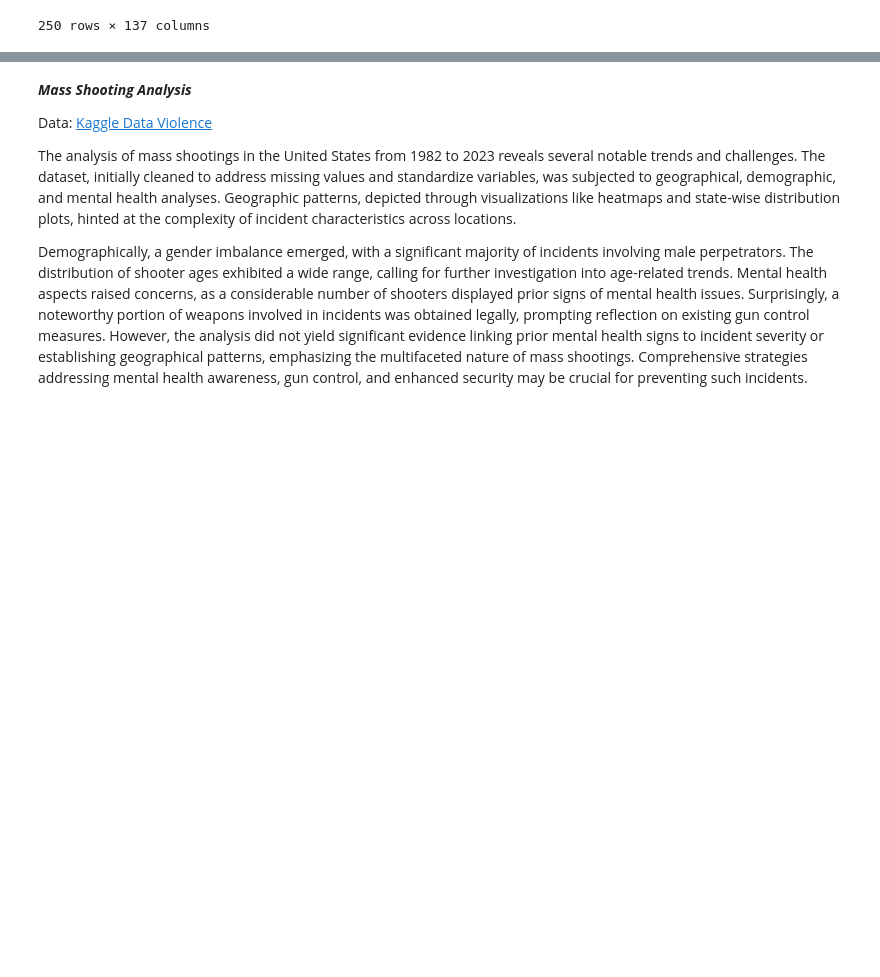
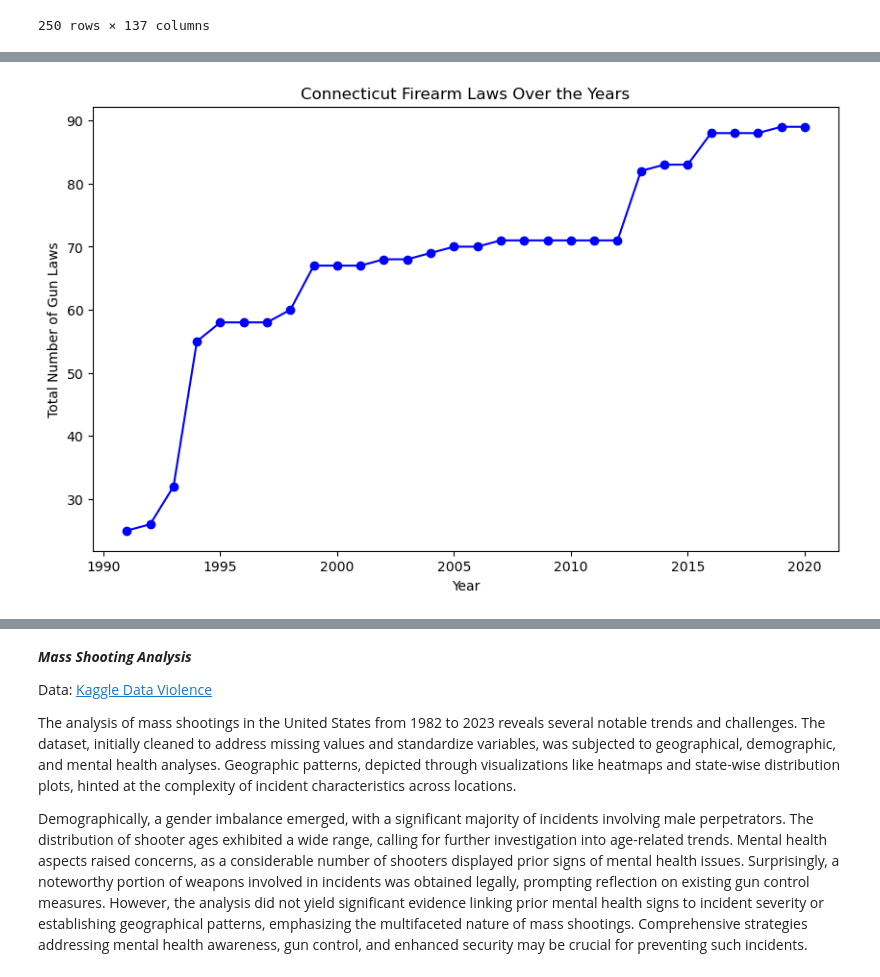
Before and after one commit to alexandracyran/Fall-2023-Gun-Violence, a Jupyter notebook: Final_Gun_Violence_Notebook.ipynb, the cells around one changed output, grey strips where cells are left out. Cells and saved outputs as stored; diff of their text form; code cells hidden in the pictures; blank space fills up the shorter version.

```diff
--- a/Final_Gun_Violence_Notebook.ipynb
+++ b/Final_Gun_Violence_Notebook.ipynb
@@ -100,0 +143,16 @@ lawtotal_analysis_2000 = lawtotal_analysis[lawtotal_analysis['year'] == 2000]
+# %%
+CT_data = Firearm_Laws[Firearm_Laws['state'] == 'Connecticut']
+
+#plotting the line chart
+plt.figure(figsize=(10, 6))
+plt.plot(CT_data['year'], CT_data['lawtotal'], marker='o', linestyle='-', color='b')
+
+#labels and title
+plt.xlabel('Year')
+plt.ylabel('Total Number of Gun Laws')
+plt.title('Connecticut Firearm Laws Over the Years')
+
+#display plot
+plt.show()
+# %% [output]
+[figure, added]
```
Also changed, not shown: parts of 11 cells of this notebook, 2 other files.
